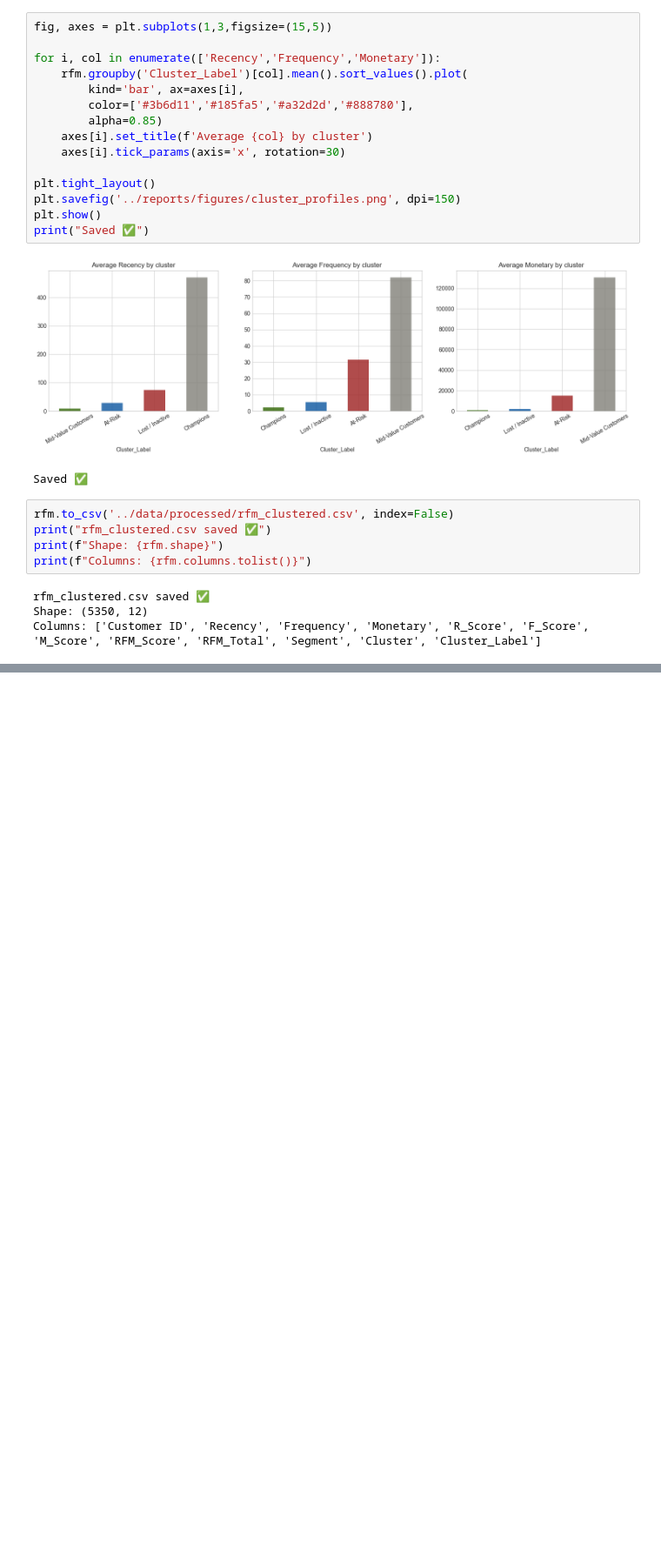
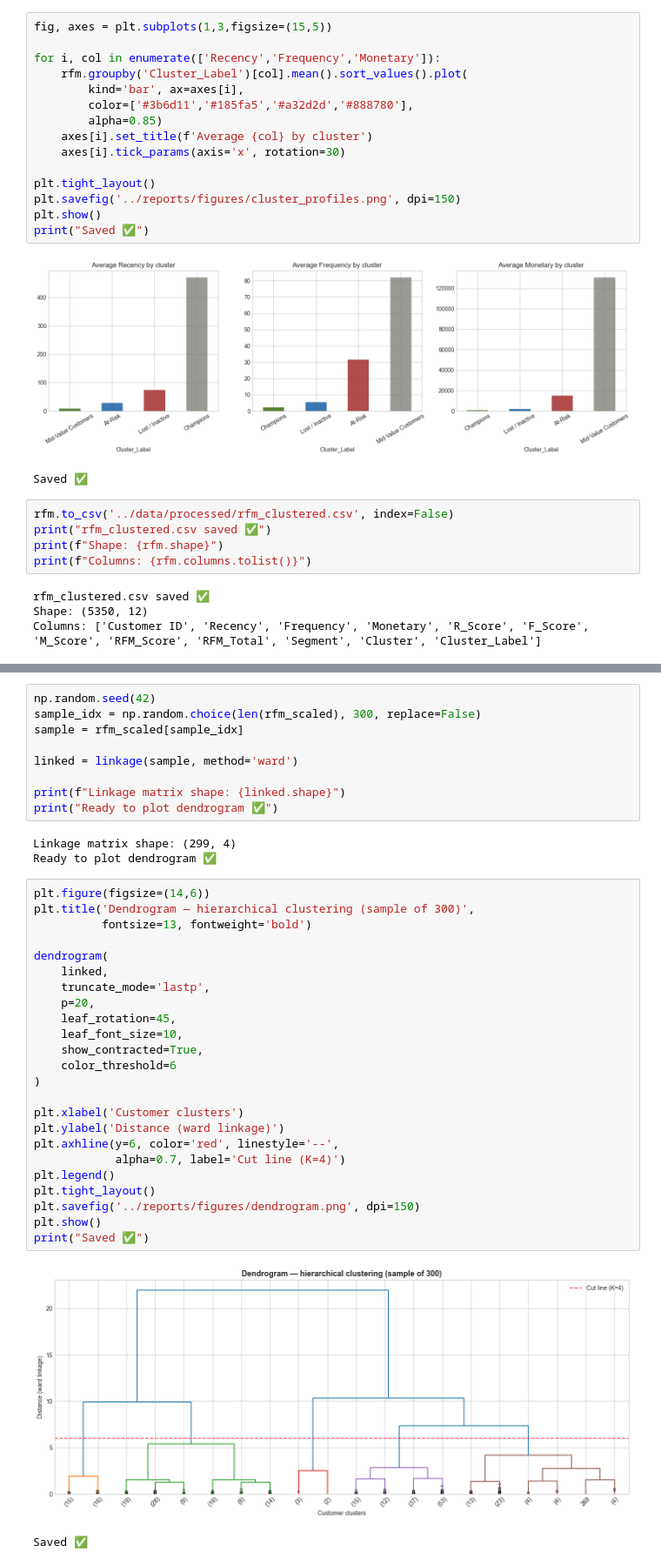
Before and after one commit to Ananthika-G/customer-segmentation, a Jupyter notebook: notebooks/03_Clustering.ipynb, the cells around one changed output, grey strips where cells are left out. Shown at 87% size. Saved outputs shown, nothing was run; the diff lists cells and outputs as text; blank space fills up the shorter version.

Commit message:
Day 8: hierarchical clustering — dendrogram, comparison done, K-Means selected

```diff
--- a/notebooks/03_Clustering.ipynb
+++ b/notebooks/03_Clustering.ipynb
@@ -205,0 +228,39 @@ Columns: ['Customer ID', 'Recency', 'Frequency', 'Monetary', 'R_Score', 'F_Score
+# %%
+np.random.seed(42)
+sample_idx = np.random.choice(len(rfm_scaled), 300, replace=False)
+sample = rfm_scaled[sample_idx]
+
+linked = linkage(sample, method='ward')
+
+print(f"Linkage matrix shape: {linked.shape}")
+print("Ready to plot dendrogram ✅")
+# %% [output]
+Linkage matrix shape: (299, 4)
+Ready to plot dendrogram ✅
+# %%
+plt.figure(figsize=(14,6))
+plt.title('Dendrogram — hierarchical clustering (sample of 300)',
+          fontsize=13, fontweight='bold')
+
+dendrogram(
+    linked,
+    truncate_mode='lastp',
+    p=20,
+    leaf_rotation=45,
+    leaf_font_size=10,
+    show_contracted=True,
+    color_threshold=6
+)
+
+plt.xlabel('Customer clusters')
+plt.ylabel('Distance (ward linkage)')
+plt.axhline(y=6, color='red', linestyle='--',
+            alpha=0.7, label='Cut line (K=4)')
+plt.legend()
+plt.tight_layout()
+plt.savefig('../reports/figures/dendrogram.png', dpi=150)
+plt.show()
+print("Saved ✅")
+# %% [output]
+[figure, added]
+Saved ✅
```
Also changed, not shown: parts of 9 cells of this notebook, 2 other files.
